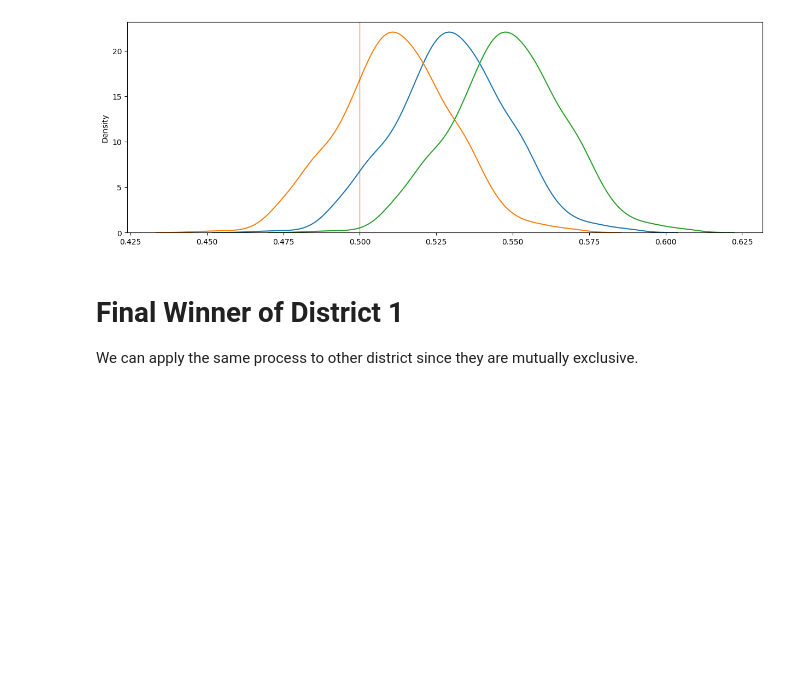
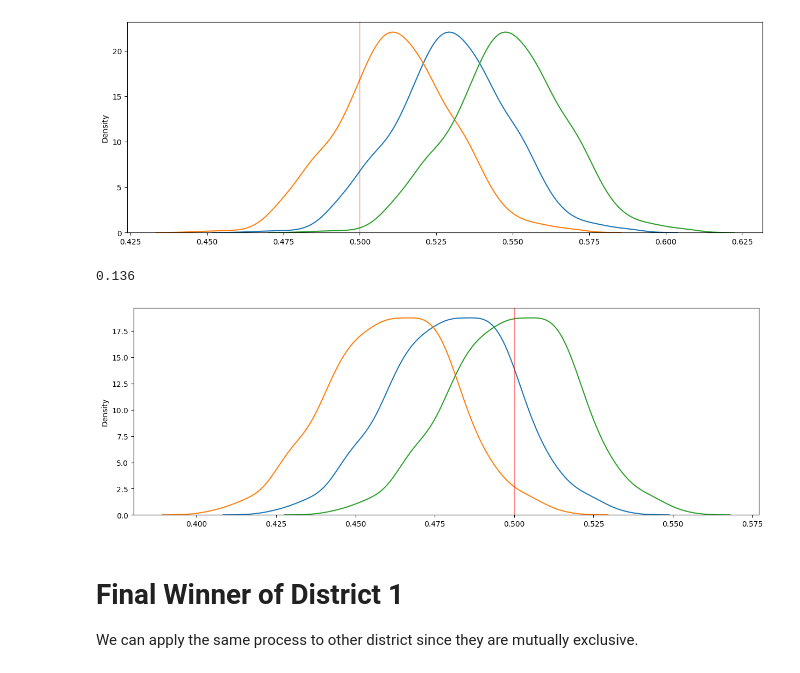
Before and after one commit to fadesere/DATA3450_Asn_3_Students, a Jupyter notebook: asn_3_1221_start copy.ipynb, the cells around one changed output. Saved outputs shown, nothing was run; the diff lists cells and outputs as text; code cells hidden in the pictures; blank space fills up the shorter version.

```diff
--- a/asn_3_1221_start copy.ipynb
+++ b/asn_3_1221_start copy.ipynb
@@ -244,6 +244,25 @@ thinkplot.axvline(.5, color="red")
 # %% [output]
 0.942
 [figure]
+# %%
+#Run a bunch of trials and count how many Purple win in in District 2.
+trials = 1000
+means, err, cdfFin2, ciFin2 = getSamples(dist_polls1.loc[2], n=700, samples=trials)
+lowest = means - err
+highest = means + err
+bWins = 0
+for i in range(len(means)):
+    if means[i] > .5000:
+        bWins = bWins + 1
+print(bWins/trials)
+
+sns.kdeplot(means)
+sns.kdeplot(lowest)
+sns.kdeplot(highest)
+thinkplot.axvline(.5, color="red")
+# %% [output]
+0.136
+[figure, added]
 # %% [markdown]
 # Final Winner of District 1
 
```
Also changed, not shown: parts of 2 cells of this notebook.
